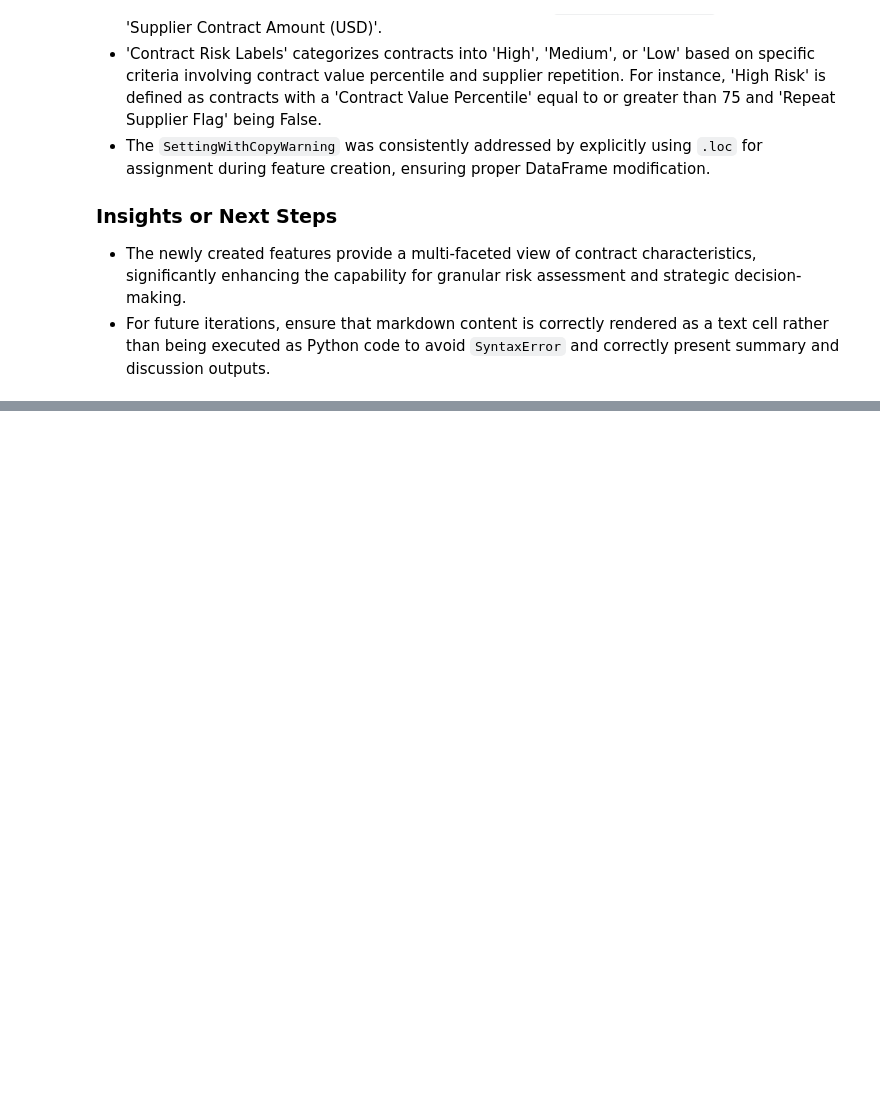
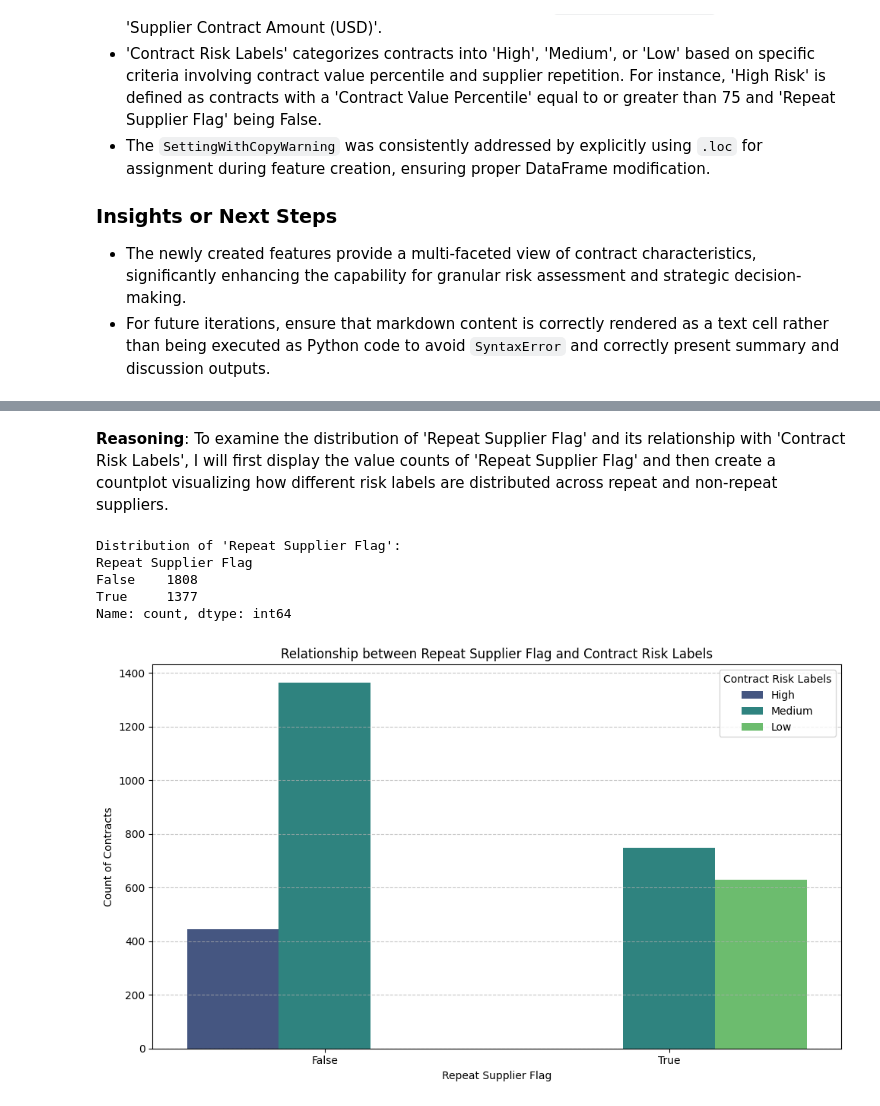
Before and after one commit to charity338/AI4-GOVERN, a Jupyter notebook: Untitled17.ipynb, the cells around one changed output, grey strips where cells are left out. Drawn from its saved outputs; the diff is of its cells as text; code cells hidden in the pictures; blank space fills up the shorter version.

```diff
--- a/Untitled17.ipynb
+++ b/Untitled17.ipynb
@@ -474,0 +569,34 @@ The newly engineered features and their potential impact on further analysis and
+# %% [markdown]
+**Reasoning**:
+To examine the distribution of 'Repeat Supplier Flag' and its relationship with 'Contract Risk Labels', I will first display the value counts of 'Repeat Supplier Flag' and then create a countplot visualizing how different risk labels are distributed across repeat and non-repeat suppliers.
+# %%
+import matplotlib.pyplot as plt
+import seaborn as sns
+
+# 1. Display value counts for 'Repeat Supplier Flag'
+print("\nDistribution of 'Repeat Supplier Flag':")
+print(df_filtered['Repeat Supplier Flag'].value_counts())
+
+# 2. Create a countplot to visualize the relationship between 'Repeat Supplier Flag' and 'Contract Risk Labels'
+plt.figure(figsize=(10, 6))
+sns.countplot(data=df_filtered, x='Repeat Supplier Flag', hue='Contract Risk Labels', palette='viridis')
+
+# 3. Add a title to the plot
+plt.title('Relationship between Repeat Supplier Flag and Contract Risk Labels')
+
+# 4. Ensure appropriate x and y-axis labels
+plt.xlabel('Repeat Supplier Flag')
+plt.ylabel('Count of Contracts')
+
+# Display the plot
+plt.legend(title='Contract Risk Labels')
+plt.grid(axis='y', linestyle='--', alpha=0.7)
+plt.tight_layout()
+plt.show()
+# %% [output]
+Distribution of 'Repeat Supplier Flag':
+Repeat Supplier Flag
+False    1808
+True     1377
+Name: count, dtype: int64
+[figure, added]
```
Also changed, not shown: parts of 30 cells of this notebook.
